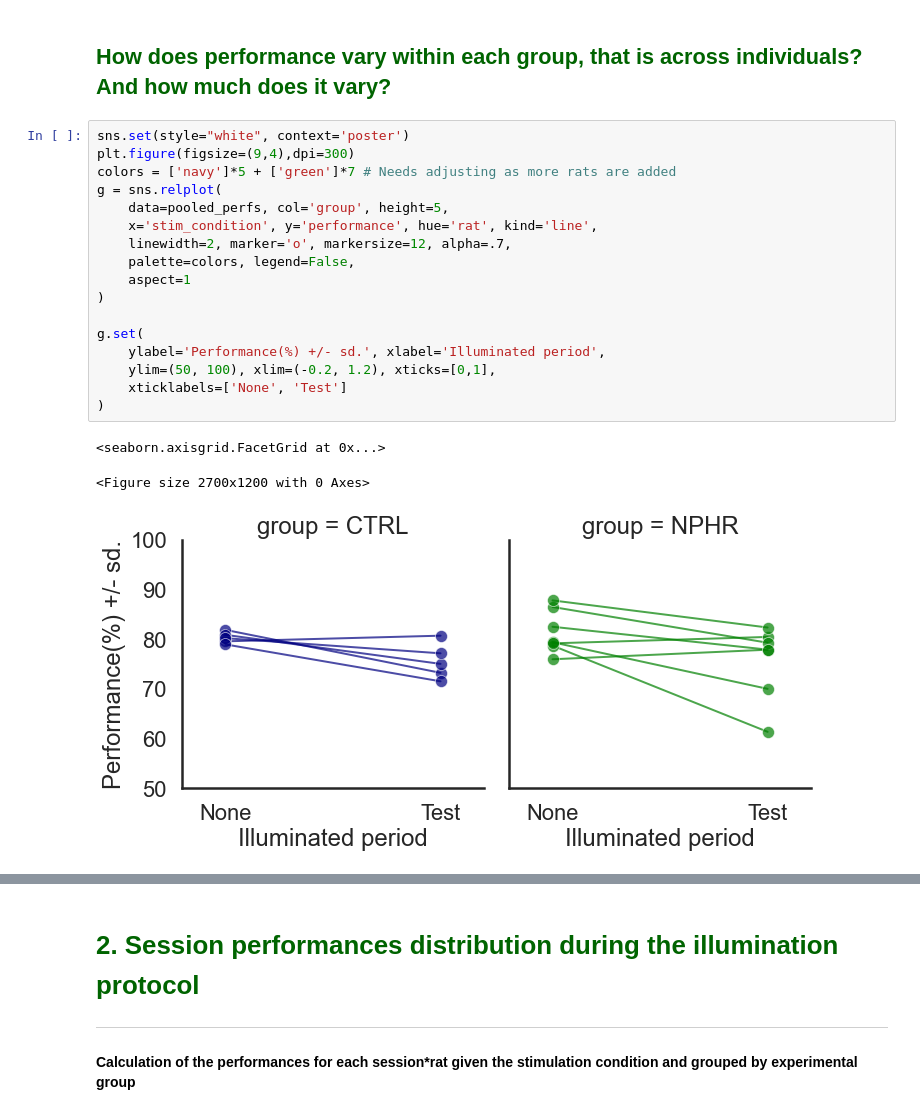
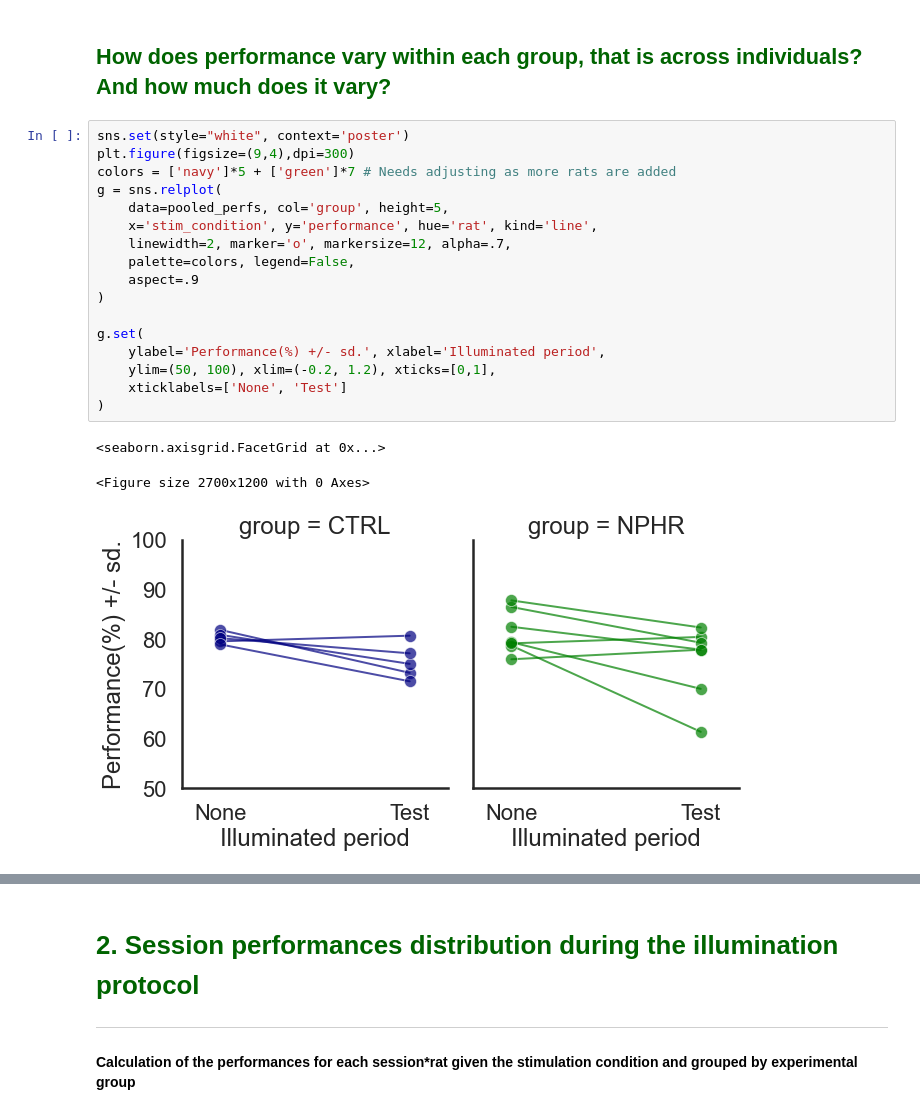
Before and after one commit to anasofiacc/cingulate_silencing_analysis, a Jupyter notebook: Does silencing the CG during a test run leads to performance impairments (timeouts removed).ipynb, the cells around one changed output, grey strips where cells are left out. Drawn from its saved outputs; the diff is of its cells as text.

```diff
--- a/Does silencing the CG during a test run leads to performance impairments (timeouts removed).ipynb
+++ b/Does silencing the CG during a test run leads to performance impairments (timeouts removed).ipynb
@@ -206,24 +202,24 @@ sns.despine()
 # %%
 sns.set(style="white", context='poster')
 plt.figure(figsize=(9,4),dpi=300)
 colors = ['navy']*5 + ['green']*7 # Needs adjusting as more rats are added
 g = sns.relplot(
     data=pooled_perfs, col='group', height=5,
     x='stim_condition', y='performance', hue='rat', kind='line',
     linewidth=2, marker='o', markersize=12, alpha=.7,
     palette=colors, legend=False,
-    aspect=1
+    aspect=.9
 )
 
 g.set(
     ylabel='Performance(%) +/- sd.', xlabel='Illuminated period',
     ylim=(50, 100), xlim=(-0.2, 1.2), xticks=[0,1],
     xticklabels=['None', 'Test']
 )
 # %% [output]
 <seaborn.axisgrid.FacetGrid at 0x...>
 <Figure size 2700x1200 with 0 Axes>
-[figure, old version]
+[figure, new version]
 # %%
 no_illumin = pooled_perfs[pooled_perfs['stim_condition']=='0'].reset_index(drop=True)
 test_illumin = pooled_perfs[pooled_perfs['stim_condition']=='3'].reset_index(drop=True)
```
Also changed, not shown: parts of 14 cells of this notebook, 1 other file.
